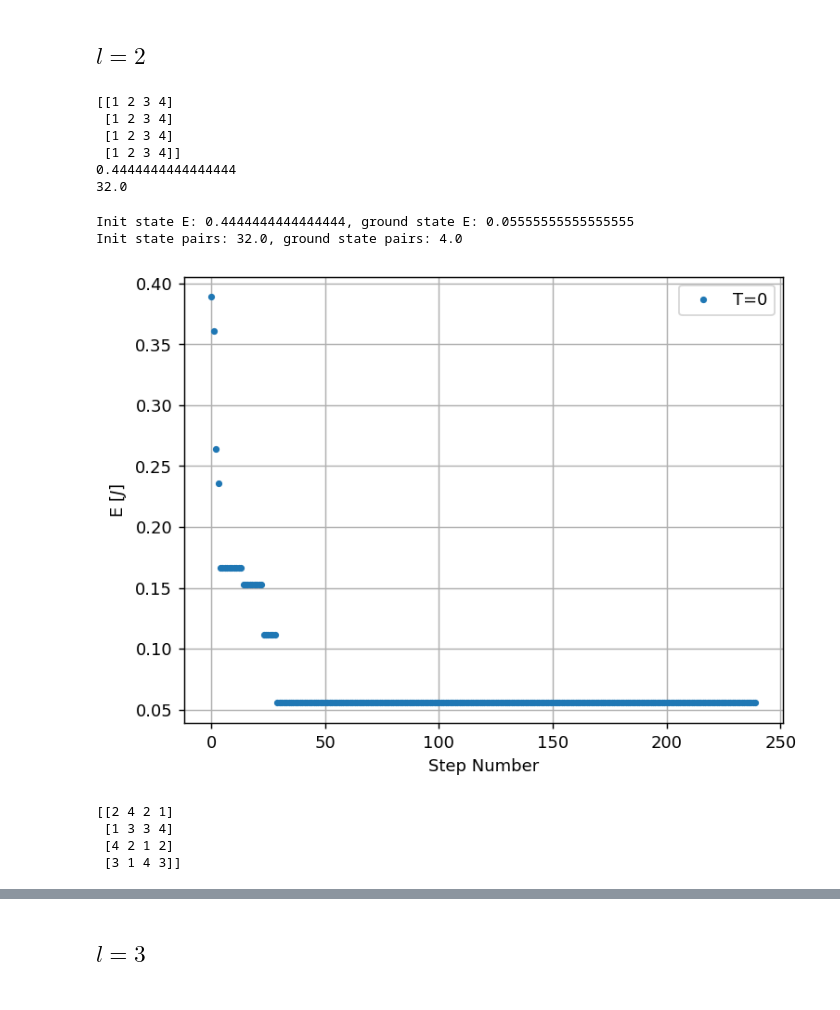
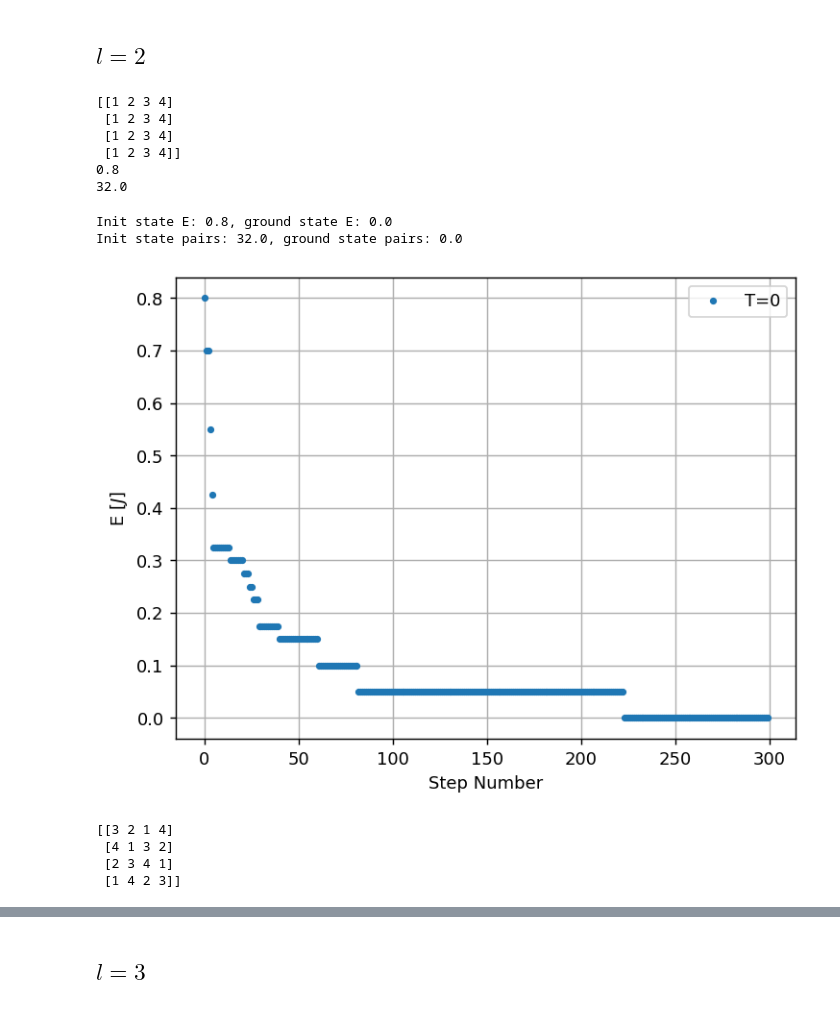
Before and after one commit to FlipperCoin/stat-mech-2, a Jupyter notebook: hw1/hw1.ipynb, the cells around one changed output, grey strips where cells are left out. Saved outputs shown, nothing was run; the diff lists cells and outputs as text; code cells hidden in the pictures.

```diff
--- a/hw1/hw1.ipynb
+++ b/hw1/hw1.ipynb
@@ -27,7 +27,7 @@ def get_total_pairs(board):
 def get_E(board):
     l = get_l(board)
     pairs = get_total_pairs(board)
-    E = pairs / (3/2 * (l**4) * ((l**2) - 1))
+    E = pairs / (l**4/2 * (l**2 + 2*l - 3))
     return E
 # %%
 def get_pairs_from_E(E,l):
@@ -102,22 +119,23 @@ print(get_total_pairs(boardl2))
  [1 2 3 4]
  [1 2 3 4]
  [1 2 3 4]]
-0.4444444444444444
+0.8
 32.0
 # %%
 Tspace_l2_T0 = [0]
-boardl2_ground_T0, Es_l2_T0 = metropolis_board(boardl2,Tspace_l2_T0,M=240)
+Mspace = [300]
+boardl2_ground_T0, Es_l2_T0 = metropolis_board(boardl2,Tspace_l2_T0,Mspace)
 # %%
 print(f"Init state E: {get_E(boardl2)}, ground state E: {Es_l2_T0[-1]}")
 print(f"Init state pairs: {get_total_pairs(boardl2)}, ground state pairs: {get_total_pairs(boardl2_ground_T0)}")
-plot_alg(Es_l2_T0, Tspace_l2_T0)
+plot_alg(Es_l2_T0, Tspace_l2_T0, Mspace)
 print(boardl2_ground_T0)
 # %% [output]
-Init state E: 0.4444444444444444, ground state E: 0.05555555555555555
-Init state pairs: 32.0, ground state pairs: 4.0
+Init state E: 0.8, ground state E: 0.0
+Init state pairs: 32.0, ground state pairs: 0.0
-[figure, old version]
+[figure, new version]
-[[2 4 2 1]
- [1 3 3 4]
- [4 2 1 2]
- [3 1 4 3]]
+[[3 2 1 4]
+ [4 1 3 2]
+ [2 3 4 1]
+ [1 4 2 3]]
 # %%
```
Also changed, not shown: parts of 14 cells of this notebook, 1 other file.
